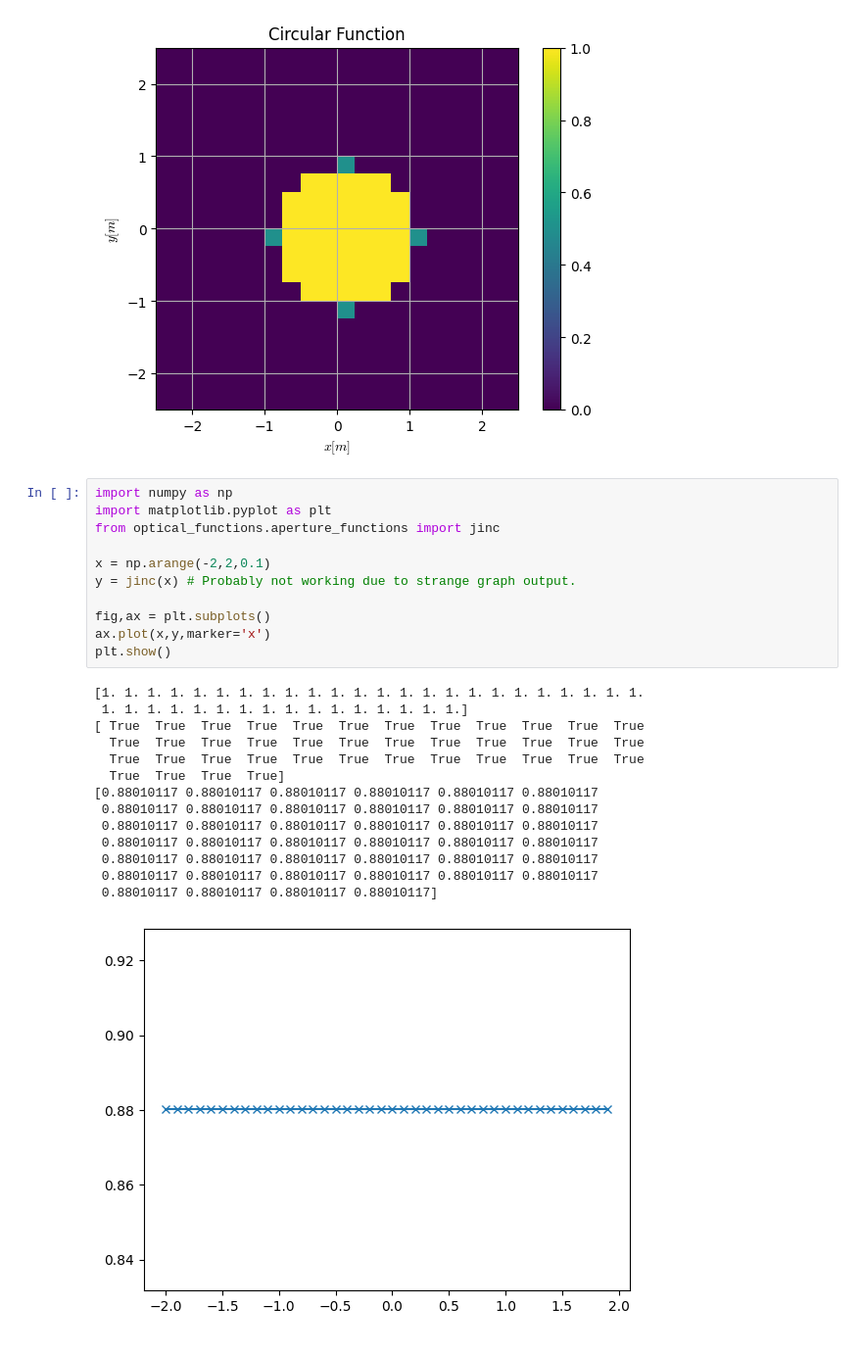
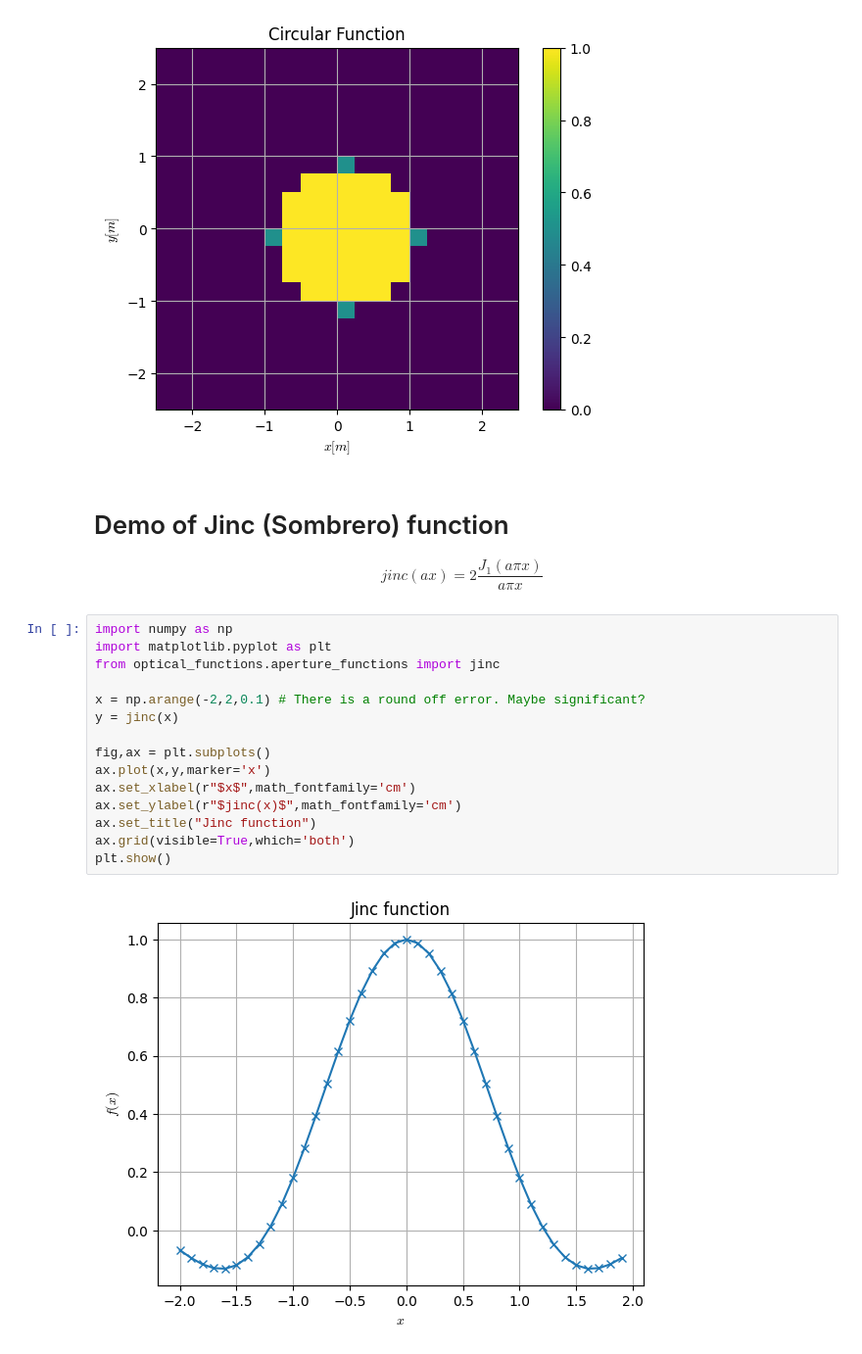
Before and after one commit to Liam-Mai00/Numerical-Simulation-of-Optical-Propagation, a Jupyter notebook: demo/demo_ap_functions.ipynb, the cells around one changed output. Shown at 98% size. Saved outputs shown, nothing was run; the diff lists cells and outputs as text.

Commit message:
Added jinc demo and fixed function

```diff
--- a/demo/demo_ap_functions.ipynb
+++ b/demo/demo_ap_functions.ipynb
@@ -99,29 +99,23 @@ if DISPLAY_FIGS:
     plt.show()
 # %% [output]
 [figure]
+# %% [markdown]
+# Demo of Jinc (Sombrero) function
+$$jinc(ax)=2\frac{J_1(a\pi x)}{a\pi x}$$
 # %%
 import numpy as np
 import matplotlib.pyplot as plt
 from optical_functions.aperture_functions import jinc
 
-x = np.arange(-2,2,0.1)
-y = jinc(x) # Probably not working due to strange graph output.
+x = np.arange(-2,2,0.1) # There is a round off error. Maybe significant?
+y = jinc(x)
 
 fig,ax = plt.subplots()
 ax.plot(x,y,marker='x')
+ax.set_xlabel(r"$x$",math_fontfamily='cm')
+ax.set_ylabel(r"$jinc(x)$",math_fontfamily='cm')
+ax.set_title("Jinc function")
+ax.grid(visible=True,which='both')
 plt.show()
 # %% [output]
-[1. 1. 1. 1. 1. 1. 1. 1. 1. 1. 1. 1. 1. 1. 1. 1. 1. 1. 1. 1. 1. 1. 1. 1.
- 1. 1. 1. 1. 1. 1. 1. 1. 1. 1. 1. 1. 1. 1. 1. 1.]
-[ True  True  True  True  True  True  True  True  True  True  True  True
-  True  True  True  True  True  True  True  True  True  True  True  True
-  True  True  True  True  True  True  True  True  True  True  True  True
-  True  True  True  True]
-[0.88010117 0.88010117 0.88010117 0.88010117 0.88010117 0.88010117
- 0.88010117 0.88010117 0.88010117 0.88010117 0.88010117 0.88010117
- 0.88010117 0.88010117 0.88010117 0.88010117 0.88010117 0.88010117
- 0.88010117 0.88010117 0.88010117 0.88010117 0.88010117 0.88010117
- 0.88010117 0.88010117 0.88010117 0.88010117 0.88010117 0.88010117
- 0.88010117 0.88010117 0.88010117 0.88010117 0.88010117 0.88010117
- 0.88010117 0.88010117 0.88010117 0.88010117]
-[figure, old version]
+[figure, new version]
```
Also changed, not shown: parts of 4 cells of this notebook, 2 other files.
